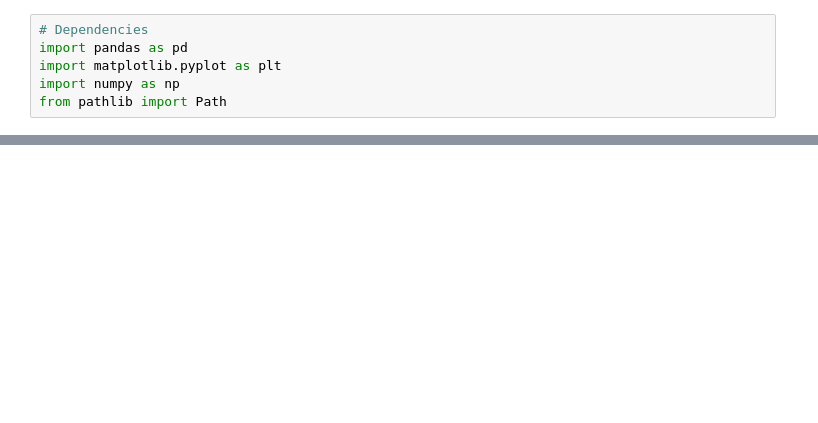
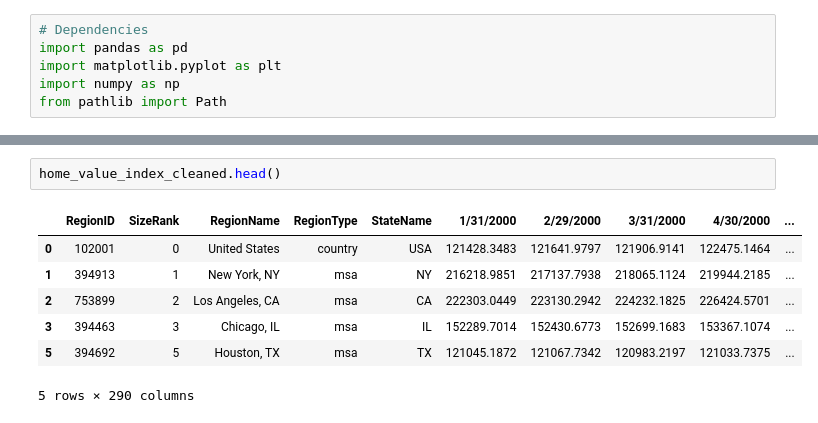
Before and after one commit to josephlomas/Project1_GroupRepo, a Jupyter notebook: real_estate_eda.ipynb, the cells around one changed output, grey strips where cells are left out. Cells and saved outputs as stored; diff of their text form; blank space fills up the shorter version.

```diff
--- a/real_estate_eda.ipynb
+++ b/real_estate_eda.ipynb
@@ -50,0 +62,10 @@ print(rent_index_by_region)
+# %%
+home_value_index_cleaned.head()
+# %% [output]
+|  | RegionID | SizeRank | RegionName | RegionType | StateName | 1/31/2000 | 2/29/2000 | 3/31/2000 | 4/30/2000 | ... |
+| 0 | 102001 | 0 | United States | country | USA | 121428.3483 | 121641.9797 | 121906.9141 | 122475.1464 | ... |
+| 1 | 394913 | 1 | New York, NY | msa | NY | 216218.9851 | 217137.7938 | 218065.1124 | 219944.2185 | ... |
+| 2 | 753899 | 2 | Los Angeles, CA | msa | CA | 222303.0449 | 223130.2942 | 224232.1825 | 226424.5701 | ... |
+| 3 | 394463 | 3 | Chicago, IL | msa | IL | 152289.7014 | 152430.6773 | 152699.1683 | 153367.1074 | ... |
+| 5 | 394692 | 5 | Houston, TX | msa | TX | 121045.1872 | 121067.7342 | 120983.2197 | 121033.7375 | ... |
+5 rows × 290 columns
```
Also changed, not shown: parts of 25 cells of this notebook.
